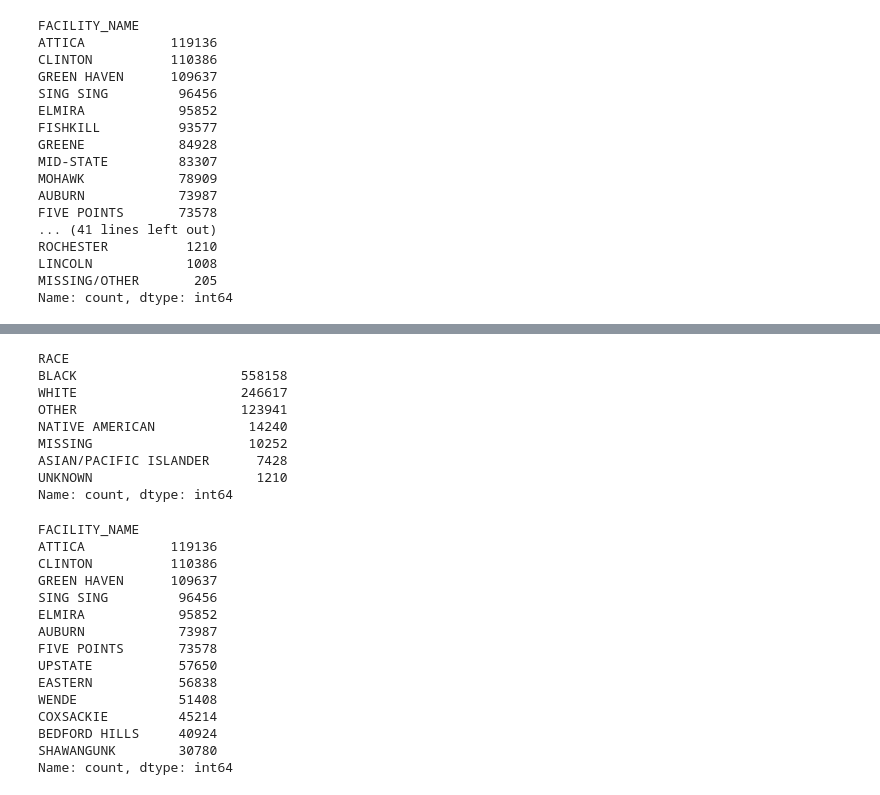
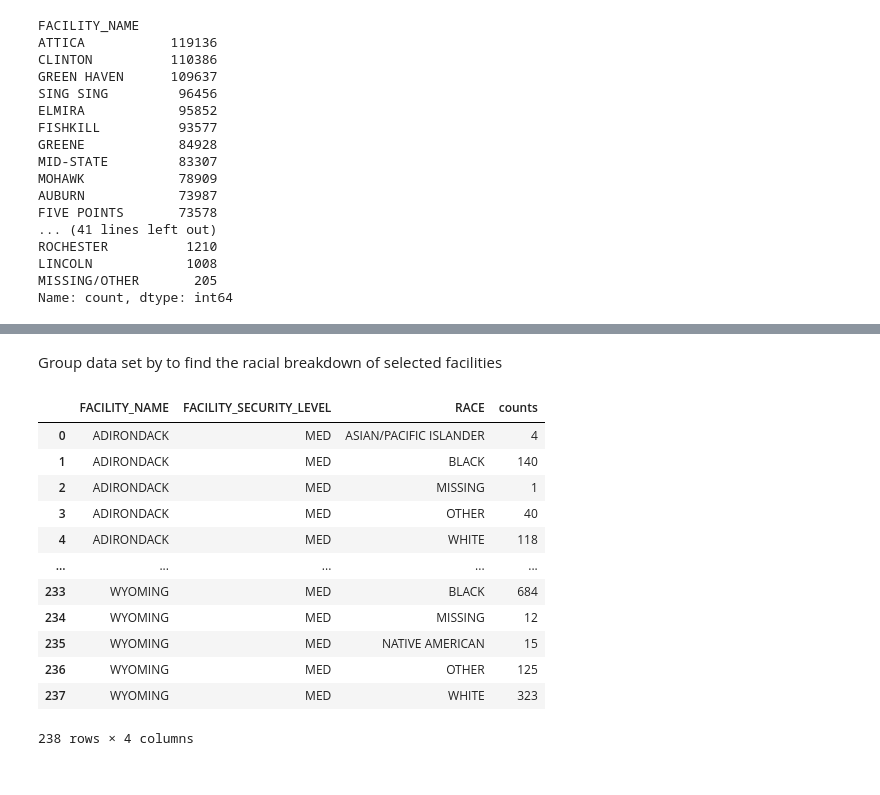
Before and after one commit to sahayssen/SM3_Assignment1, a Jupyter notebook: notebooks/Assignment1.ipynb, the cells around one changed output, grey strips where cells are left out. Saved outputs shown, nothing was run; the diff lists cells and outputs as text; code cells hidden in the pictures.

```diff
--- a/notebooks/Assignment1.ipynb
+++ b/notebooks/Assignment1.ipynb
@@ -94,31 +75 @@ data
-# %%
-data['RACE'].value_counts()
-# %% [output]
-RACE
-BLACK                     558158
-WHITE                     246617
-OTHER                     123941
-NATIVE AMERICAN            14240
-MISSING                    10252
-ASIAN/PACIFIC ISLANDER      7428
-UNKNOWN                     1210
-Name: count, dtype: int64
-# %%
-data['FACILITY_NAME'].value_counts()
-# %% [output]
-FACILITY_NAME
-ATTICA           119136
-CLINTON          110386
-GREEN HAVEN      109637
-SING SING         96456
-ELMIRA            95852
-AUBURN            73987
-FIVE POINTS       73578
-UPSTATE           57650
-EASTERN           56838
-WENDE             51408
-COXSACKIE         45214
-BEDFORD HILLS     40924
-SHAWANGUNK        30780
-Name: count, dtype: int64
 # %%
@@ -125,0 +77,20 @@ missing_drs = data[(data['FACILITY_NAME']=='COLLINS')|(data['FACILITY_NAME']=='C
+# %% [markdown]
+Group data set by to find the racial breakdown of selected facilities
+# %%
+race_counts = data.groupby(['FACILITY_NAME', 'FACILITY_SECURITY_LEVEL','RACE'])['POPULATION_IN_CUSTODY'].sum().reset_index(name='counts')
+# %%
+race_counts
+# %% [output]
+|  | FACILITY_NAME | FACILITY_SECURITY_LEVEL | RACE | counts |
+| 0 | ADIRONDACK | MED | ASIAN/PACIFIC ISLANDER | 4 |
+| 1 | ADIRONDACK | MED | BLACK | 140 |
+| 2 | ADIRONDACK | MED | MISSING | 1 |
+| 3 | ADIRONDACK | MED | OTHER | 40 |
+| 4 | ADIRONDACK | MED | WHITE | 118 |
+| ... | ... | ... | ... | ... |
+| 233 | WYOMING | MED | BLACK | 684 |
+| 234 | WYOMING | MED | MISSING | 12 |
+| 235 | WYOMING | MED | NATIVE AMERICAN | 15 |
+| 236 | WYOMING | MED | OTHER | 125 |
+| 237 | WYOMING | MED | WHITE | 323 |
+238 rows × 4 columns
```
Also changed, not shown: parts of 33 cells of this notebook.
